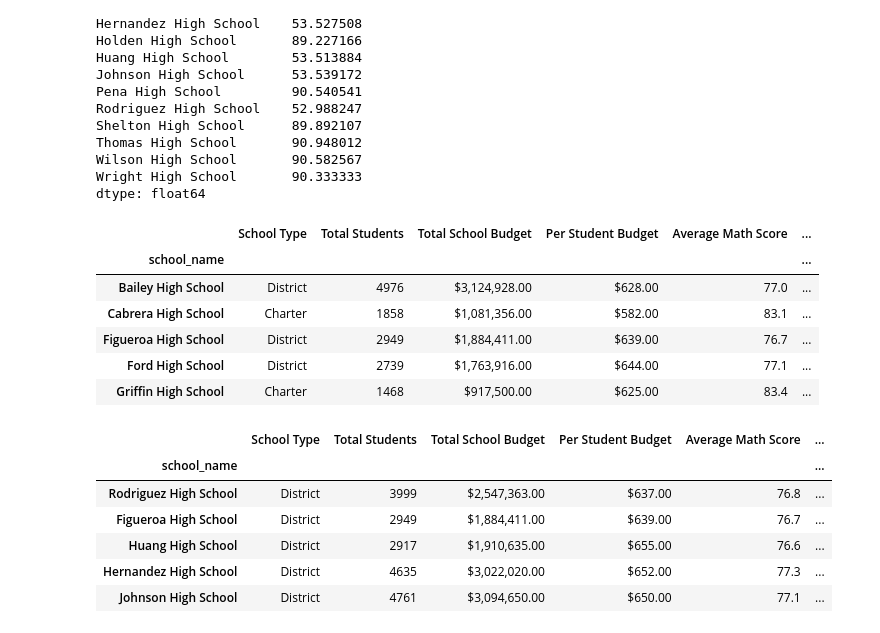
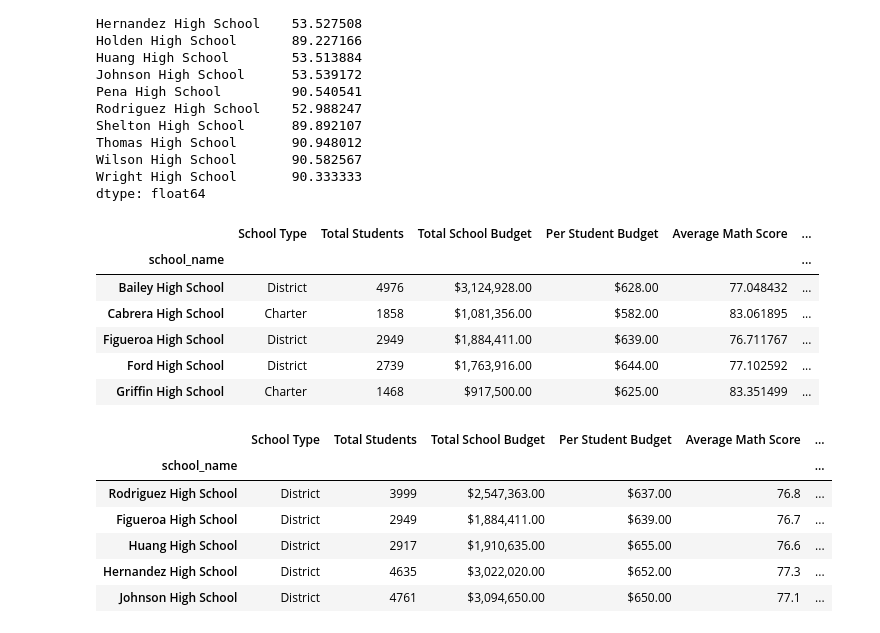
Before and after one commit to frankfeder/school-district-analysis, a Jupyter notebook: PyCitySchools.ipynb, the cells around one changed output. Cells and saved outputs as stored; diff of their text form; code cells hidden in the pictures.

```diff
--- a/PyCitySchools.ipynb
+++ b/PyCitySchools.ipynb
@@ -186,38 +186,38 @@ dtype: float64
 # %%
 # Arrange results in output table
 per_school_summary_df = pd.DataFrame({
     "School Type": per_school_types,
     "Total Students": per_school_counts,
     "Total School Budget": per_school_budget,
     "Per Student Budget": per_school_capita,
     "Average Math Score": per_school_math,
     "Average Reading Score": per_school_reading,
     "% Passing Math": per_school_passing_math,
     "% Passing Reading": per_school_passing_reading,
     "% Overall Passing": per_overall_passing_percentage})
 
 # Format total and per student budgets to include $, thousandths separator, and round to the hundredths place.
 per_school_summary_df["Total School Budget"] = per_school_summary_df["Total School Budget"].map("${:,.2f}".format)
 per_school_summary_df["Per Student Budget"] = per_school_summary_df["Per Student Budget"].map("${:,.2f}".format)
 
-#Format average scores to round to tenths place
-per_school_summary_df["Average Math Score"] = per_school_summary_df["Average Math Score"].map("{:.1f}".format)
-per_school_summary_df["Average Reading Score"] = per_school_summary_df["Average Reading Score"].map("{:.1f}".format)
+#Format average scores to round to tenths place - commented out because we want the precision for later steps
+#per_school_summary_df["Average Math Score"] = per_school_summary_df["Average Math Score"].map("{:.1f}".format)
+#per_school_summary_df["Average Reading Score"] = per_school_summary_df["Average Reading Score"].map("{:.1f}".format)
 
-# Format math, reading, overall passing percents to be whole percentages - commented out because we want the precision for next step
+# Format math, reading, overall passing percents to be whole percentages - commented out because we want the precision for later steps
 # per_school_summary_df["% Passing Math"] = per_school_summary_df["% Passing Math"].map("{:.0f}%".format)
 # per_school_summary_df["% Passing Reading"] = per_school_summary_df["% Passing Reading"].map("{:.0f}%".format)
 # per_school_summary_df["% Overall Passing"] = per_school_summary_df["% Overall Passing"].map("{:.0f}%".format)
 
 per_school_summary_df.head()
 # %% [output]
 |  | School Type | Total Students | Total School Budget | Per Student Budget | Average Math Score | ... |
 | school_name |  |  |  |  |  | ... |
-| Bailey High School | District | 4976 | $3,124,928.00 | $628.00 | 77.0 | ... |
-| Cabrera High School | Charter | 1858 | $1,081,356.00 | $582.00 | 83.1 | ... |
-| Figueroa High School | District | 2949 | $1,884,411.00 | $639.00 | 76.7 | ... |
-| Ford High School | District | 2739 | $1,763,916.00 | $644.00 | 77.1 | ... |
-| Griffin High School | Charter | 1468 | $917,500.00 | $625.00 | 83.4 | ... |
+| Bailey High School | District | 4976 | $3,124,928.00 | $628.00 | 77.048432 | ... |
+| Cabrera High School | Charter | 1858 | $1,081,356.00 | $582.00 | 83.061895 | ... |
+| Figueroa High School | District | 2949 | $1,884,411.00 | $639.00 | 76.711767 | ... |
+| Ford High School | District | 2739 | $1,763,916.00 | $644.00 | 77.102592 | ... |
+| Griffin High School | Charter | 1468 | $917,500.00 | $625.00 | 83.351499 | ... |
 # %%
 # Find highest performing schools
 # Sort and show top five schools.
```
Also changed, not shown: parts of 7 cells of this notebook.
